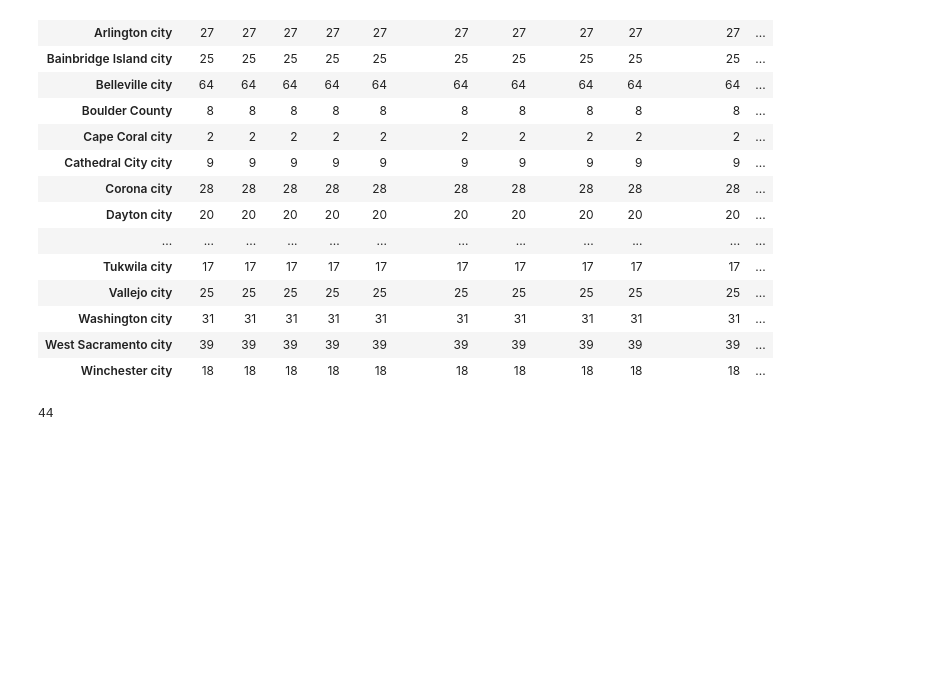
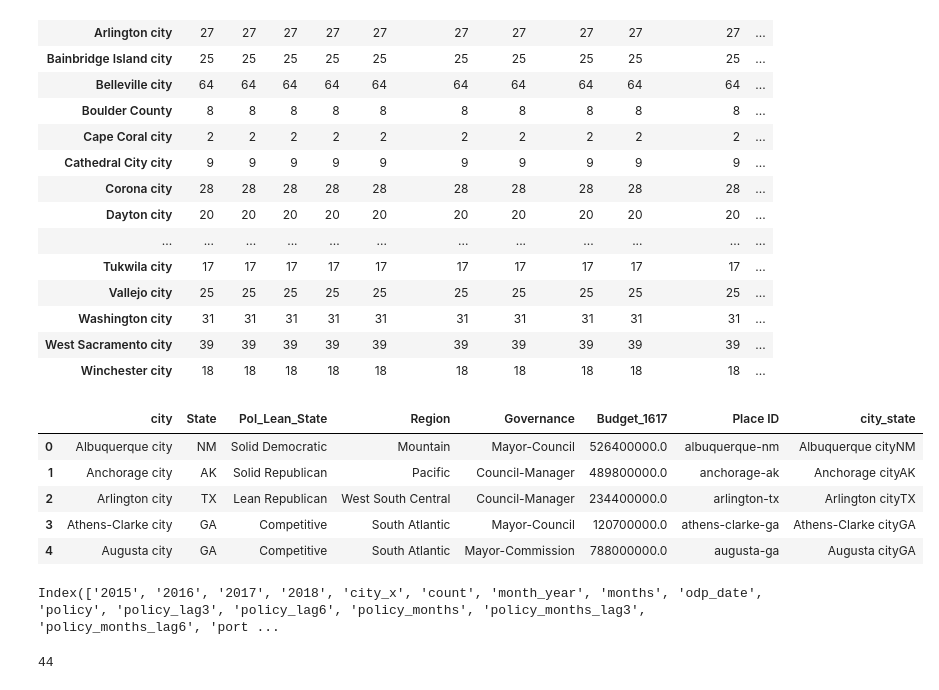
Before and after one commit to alenastern/Sunlight_FOIA, a Jupyter notebook: src/data/Data_Cleaning.ipynb, the cells around one changed output. Cells and saved outputs as stored; diff of their text form; code cells hidden in the pictures; blank space fills up the shorter version.

```diff
--- a/src/data/Data_Cleaning.ipynb
+++ b/src/data/Data_Cleaning.ipynb
@@ -253,5 +344,16 @@ cd_mg = data.merge(cd, how ='left', on = 'city_state')
 cd_mg.rename(index=str, columns={'city_x': 'city'}, inplace = True)
 # %%
 cities['city_state'] = cities['city'] + cities['State']
+# %%
+cities['Place ID'] = cities['city'].str.lower().str.replace(' city', '').str.replace(' ','-') + '-' + cities['State'].str.lower()
+# %%
+cities.head()
+# %% [output]
+|  | city | State | Pol_Lean_State | Region | Governance | Budget_1617 | Place ID | city_state |
+| 0 | Albuquerque city | NM | Solid Democratic | Mountain | Mayor-Council | 526400000.0 | albuquerque-nm | Albuquerque cityNM |
+| 1 | Anchorage city | AK | Solid Republican | Pacific | Council-Manager | 489800000.0 | anchorage-ak | Anchorage cityAK |
+| 2 | Arlington city | TX | Lean Republican | West South Central | Council-Manager | 234400000.0 | arlington-tx | Arlington cityTX |
+| 3 | Athens-Clarke city | GA | Competitive | South Atlantic | Mayor-Council | 120700000.0 | athens-clarke-ga | Athens-Clarke cityGA |
+| 4 | Augusta city | GA | Competitive | South Atlantic | Mayor-Commission | 788000000.0 | augusta-ga | Augusta cityGA |
 # %%
 mc_mg = cd_mg.merge(cities, how ='left', on = 'city_state')
@@ -257,0 +361,4 @@ mc_mg = cd_mg.merge(cities, how ='left', on = 'city_state')
+# %%
+mc_mg.columns
+# %% [output]
+Index(['2015', '2016', '2017', '2018', 'city_x', 'count', 'month_year', 'months', 'odp_date', 'policy', 'policy_lag3', 'policy_lag6', 'policy_months', 'policy_months_lag3', 'policy_months_lag6', 'port ...
```
Also changed, not shown: parts of 24 cells of this notebook.
